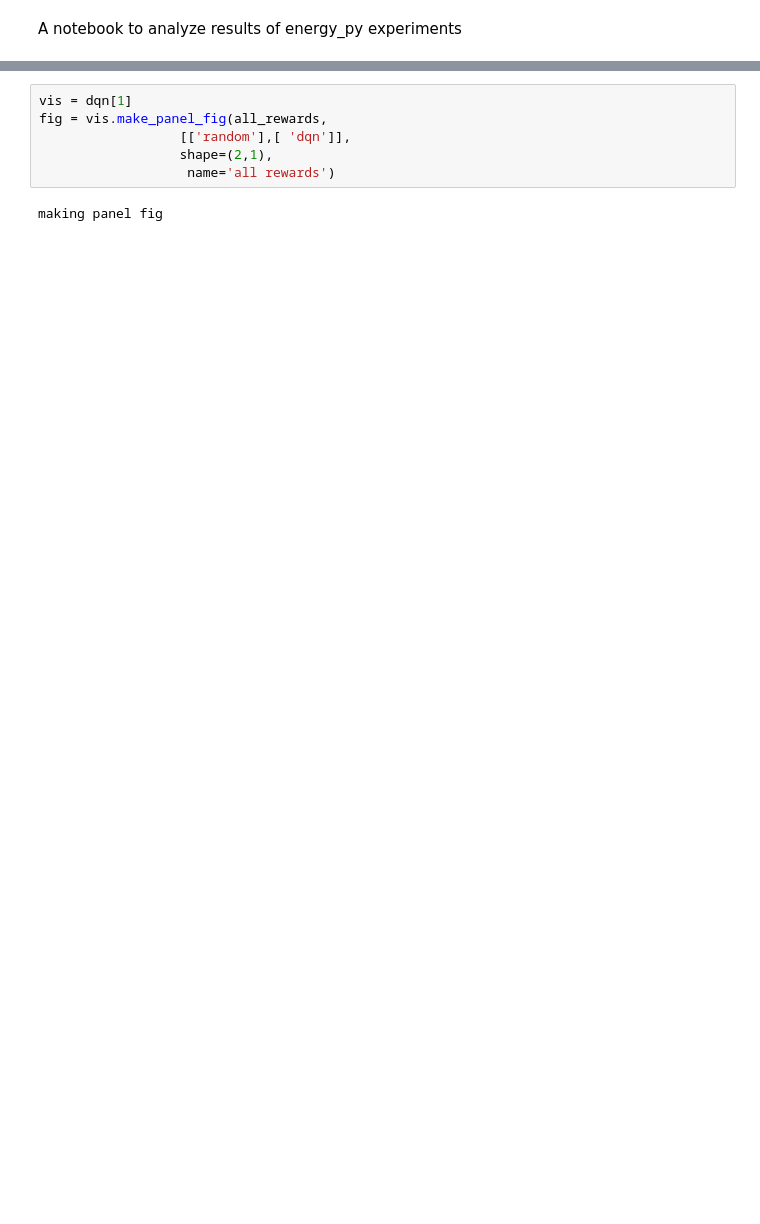
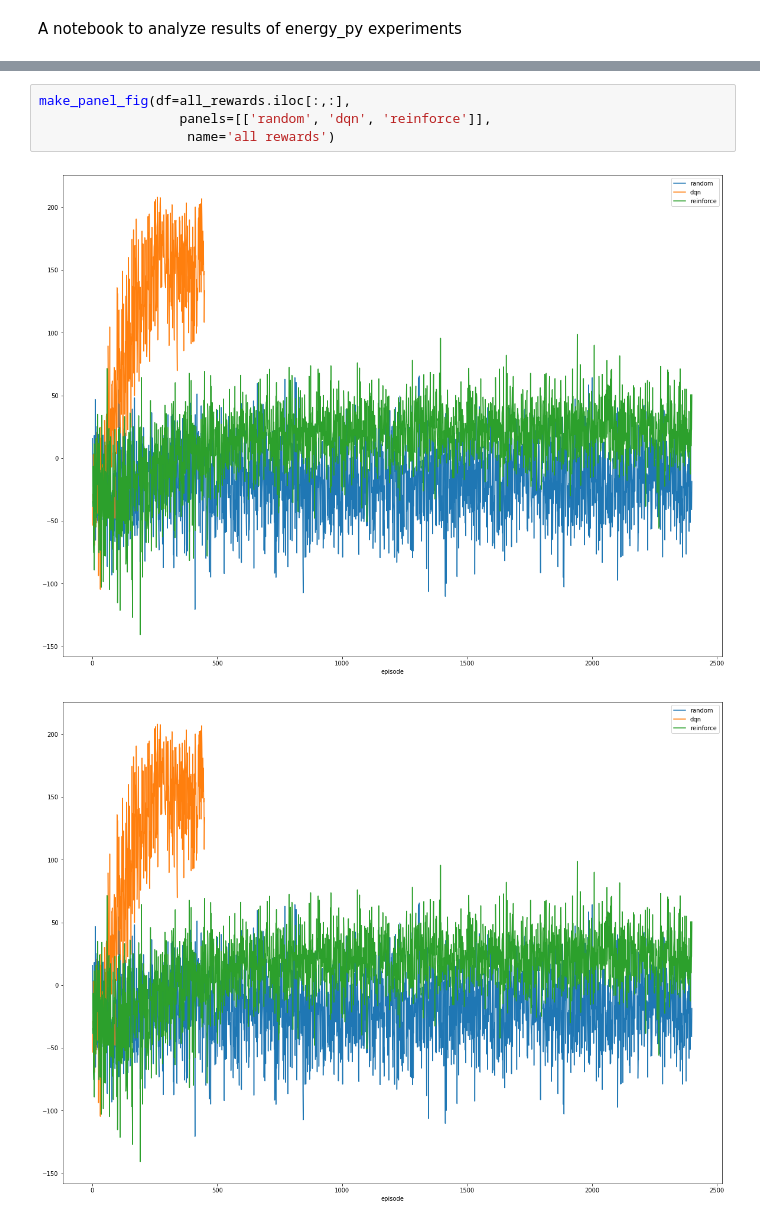
Before and after one commit to ADGEfficiency/energy-py, a Jupyter notebook: notebooks/experiment_results.ipynb, the cells around one changed output, grey strips where cells are left out. Cells and saved outputs as stored; diff of their text form; blank space fills up the shorter version.

```diff
--- a/notebooks/experiment_results.ipynb
+++ b/notebooks/experiment_results.ipynb
@@ -47,8 +29,7 @@ all_rewards.head()
 # %%
-vis = dqn[1]
-fig = vis.make_panel_fig(all_rewards,
-                  [['random'],[ 'dqn']],
-                  shape=(2,1),
+make_panel_fig(df=all_rewards.iloc[:,:],
+                  panels=[['random', 'dqn', 'reinforce']],
                    name='all rewards')
 # %% [output]
-making panel fig
+[figure, added]
+[figure, added]
```
Also changed, not shown: parts of 7 cells of this notebook, 17 other files.
